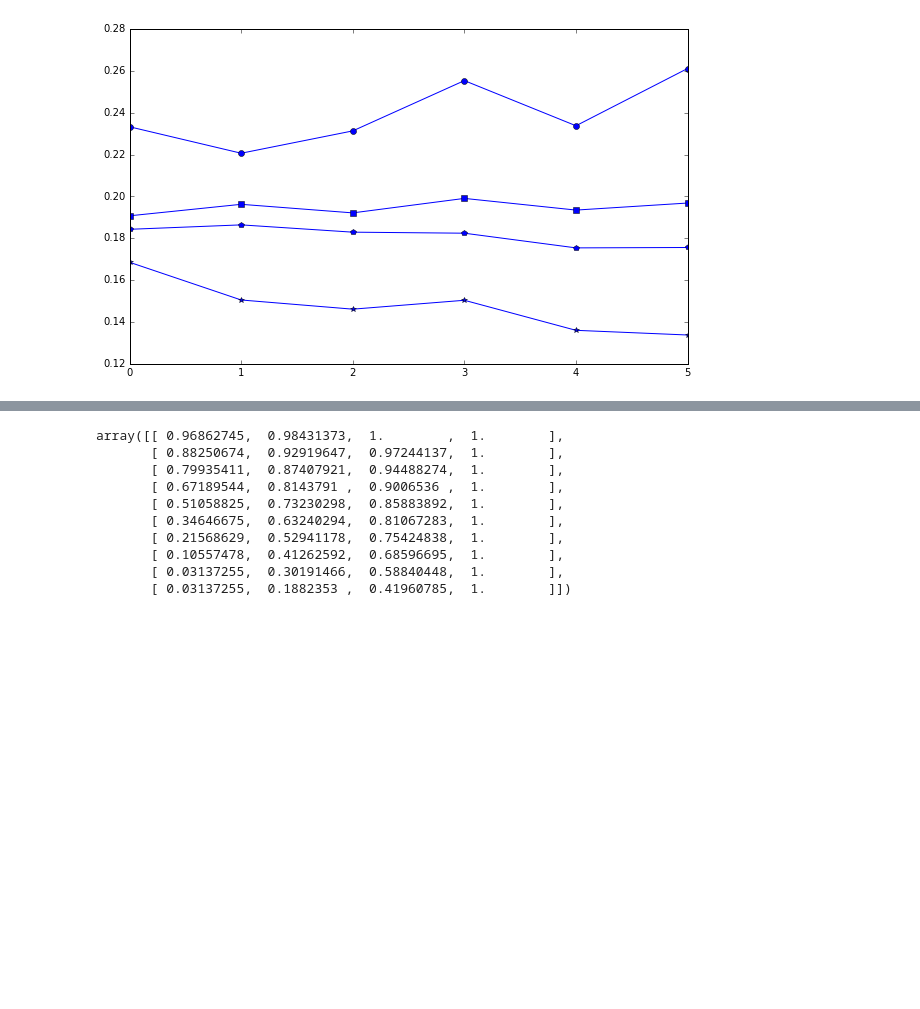
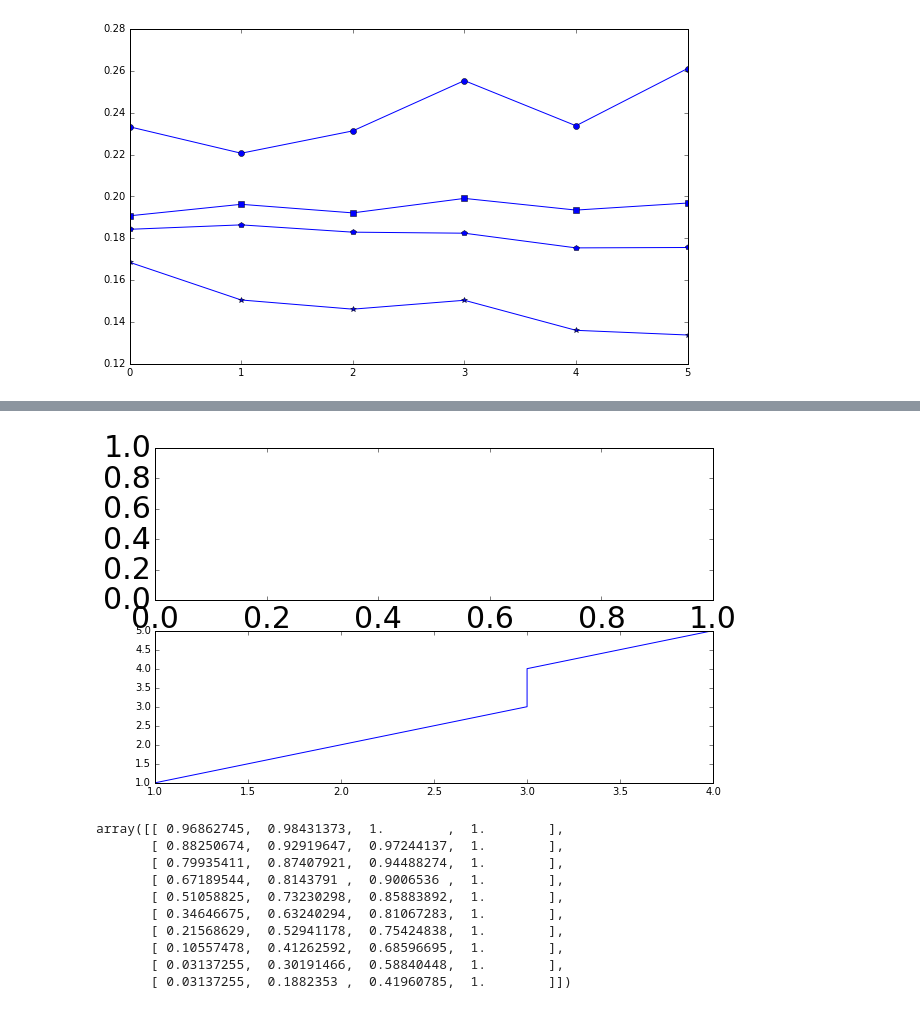
Before and after one commit to jgdwyer/ML-convection, a Jupyter notebook: Neural Network Workbook.ipynb, the cells around one changed output, grey strips where cells are left out. Drawn from its saved outputs; the diff is of its cells as text; code cells hidden in the pictures; blank space fills up the shorter version.

```diff
--- a/Neural Network Workbook.ipynb
+++ b/Neural Network Workbook.ipynb
@@ -137,3 +127,10 @@ or matplotlib.backends is imported for the first time.
+# %%
+fig,(ax1,ax2) = plt.subplots(2,1)
+ax1.tick_params(labelsize=30)
+plt.plot([1,2,3,3,4],[1,2,3,4,5])
+ax1.set_xticks?
+# %% [output]
+[figure, added]
 # %%
 plt.cm.Blues(np.linspace(0,1,10))
 # %% [output]
```
Also changed, not shown: parts of 18 cells of this notebook, 2 other files.
